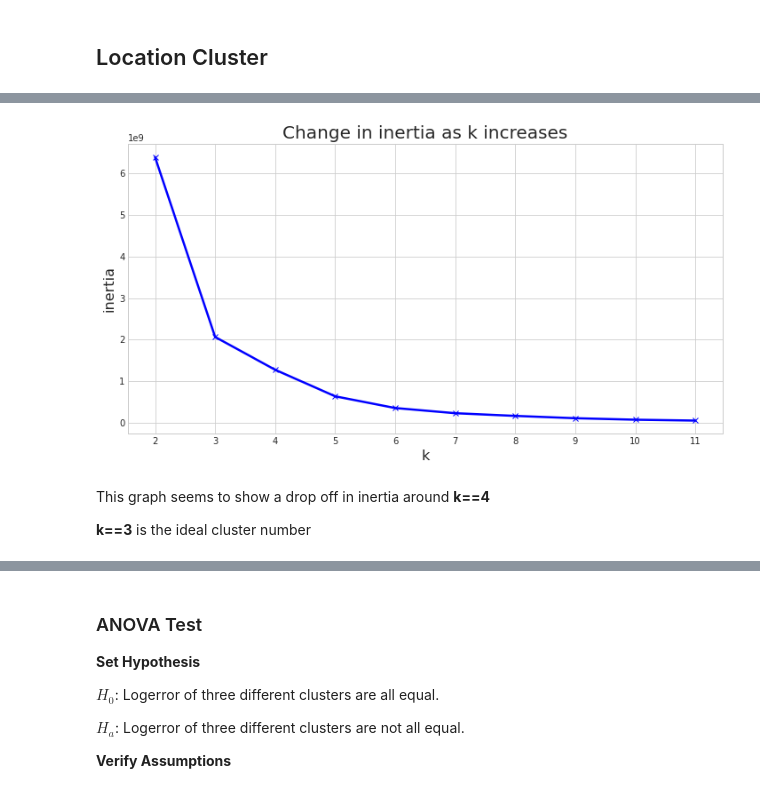
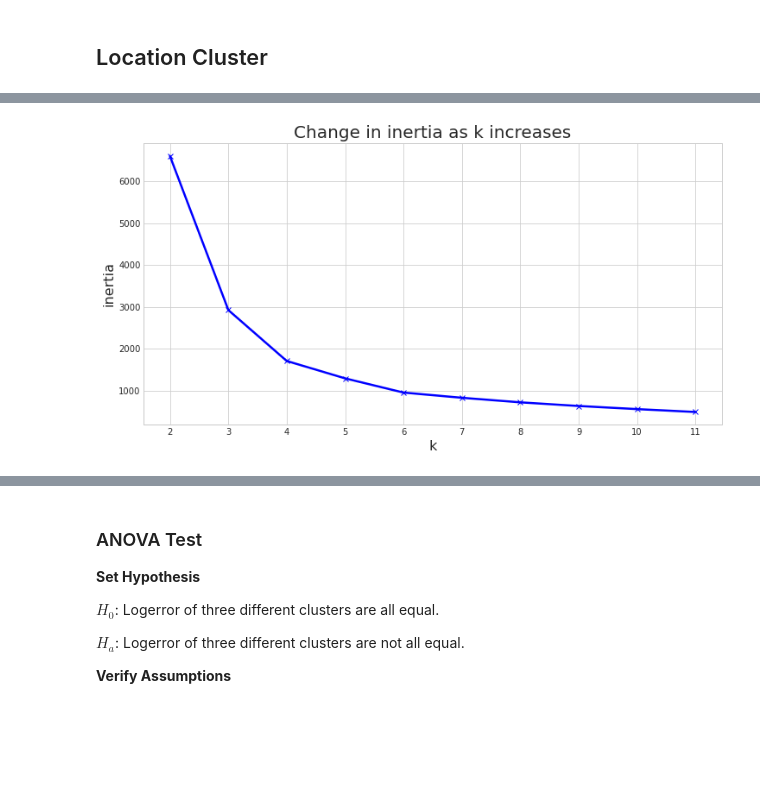
Before and after one commit to m3redithw/Zestimates-Clustering-Project, a Jupyter notebook: feature_engineering.ipynb, the cells around one changed output, grey strips where cells are left out. Cells and saved outputs as stored; diff of their text form; code cells hidden in the pictures; blank space fills up the shorter version.

```diff
--- a/feature_engineering.ipynb
+++ b/feature_engineering.ipynb
@@ -93,20 +104,17 @@ Index(['parcelid', 'bathrooms', 'bedrooms', 'total_sqft', 'living_sqft',
 # %%
 # Select features for cluster
-cluster_vars = train[['latitude', 'longitude', 'zip_code']]
+cluster_vars = train[['latitude', 'longitude', 'zip_bin_insgfnt high', 'zip_bin_insgfnt low',
+       'zip_bin_sgfnt high']]
 # Using the elbow method to visually select a good value for k.
 with plt.style.context('seaborn-whitegrid'):
     plt.figure(figsize=(12, 6))
     pd.Series({k: KMeans(k).fit(cluster_vars).inertia_ for k in range(2, 12)}).plot(marker='x', color = 'blue', linewidth = 2.5)
     plt.xticks(range(2, 12))
     plt.xlabel('k', fontsize = 16)
     plt.ylabel('inertia', fontsize = 16)
     plt.title('Change in inertia as k increases', fontsize = 20)
 # %% [output]
-[figure, old version]
+[figure, new version]
-# %% [markdown]
-This graph seems to show a drop off in inertia around **k==4**
-
-**k==3** is the ideal cluster number
 # %%
 # Create clusters and fit cluster model
 kmeans = KMeans(n_clusters=3)
```
Also changed, not shown: parts of 41 cells of this notebook.
